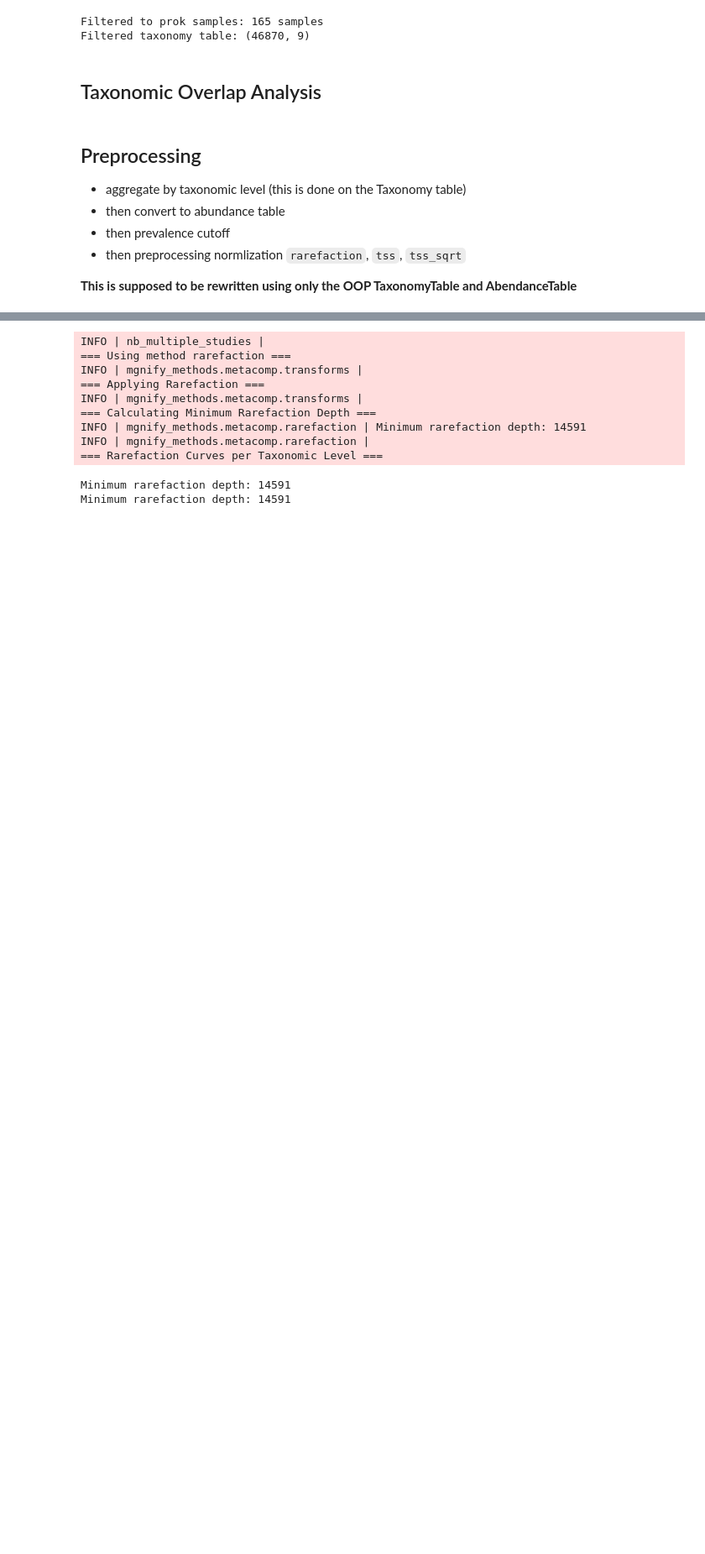
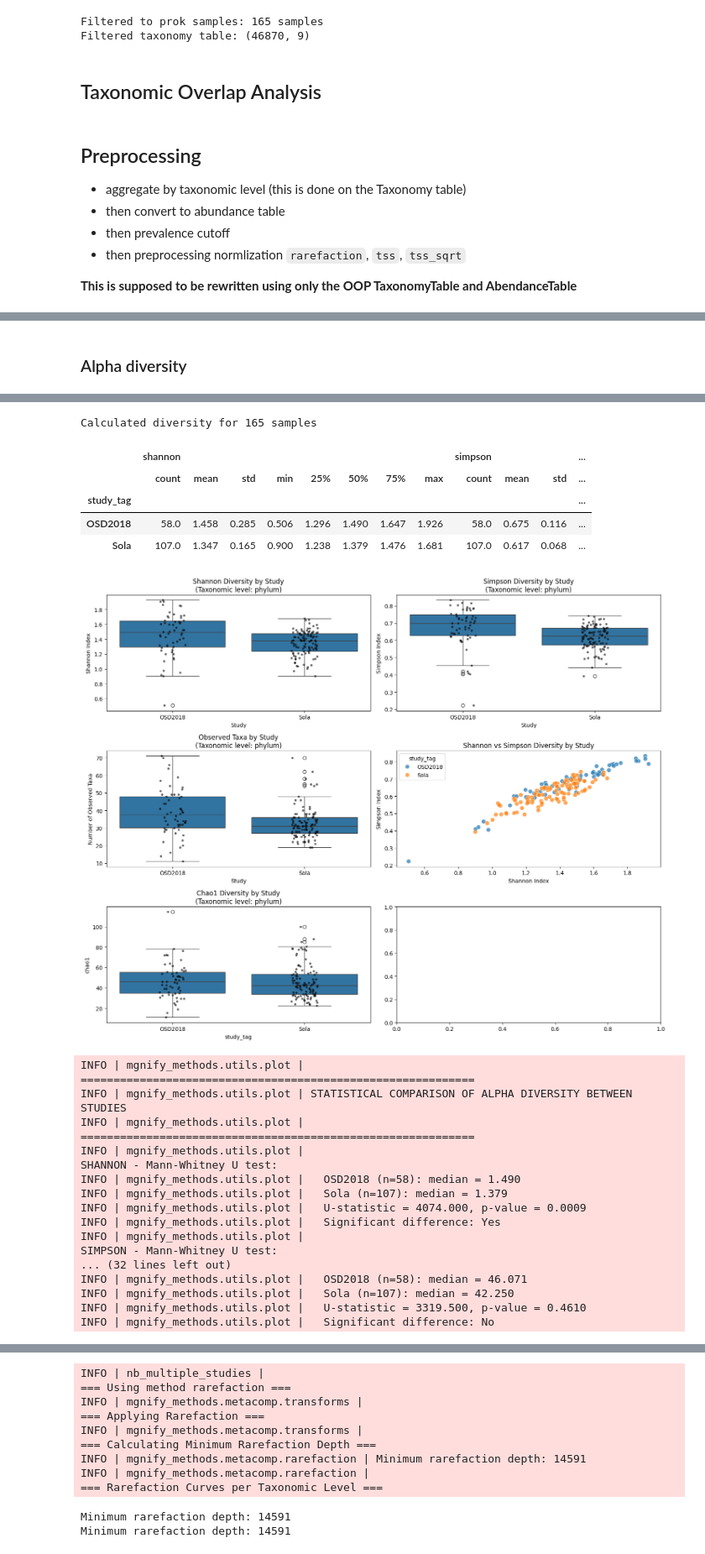
Before and after one commit to palec87/mgnify-methods, a Jupyter notebook: notebooks/05_bacteria_multiple_studies.ipynb, the cells around one changed output, grey strips where cells are left out. Shown at 84% size. Drawn from its saved outputs; the diff is of its cells as text; code cells hidden in the pictures; blank space fills up the shorter version.

Commit message:
improved alpha diversity, separated

```diff
--- a/notebooks/05_bacteria_multiple_studies.ipynb
+++ b/notebooks/05_bacteria_multiple_studies.ipynb
@@ -120,15 +122,13 @@ CONFIG = {
     # === Filtering Parameters ===
     'filtering': {
         'min_reads_cutoff': 25000,  # Minimum reads per sample
-        'prevalence_percent': 0.005,  # Prevalence cutoff (0.5%)
-        'remove_singletons': False,  # Remove taxa appearing only once per sample
+        # 'prevalence_percent': 0.005,  # Prevalence cutoff (0.5%)
     },
 
     # === Taxonomic Settings ===
     'taxonomy': {
         'ranks': ['superkingdom', 'kingdom', 'phylum', 'class', 'order', 'family', 'genus', 'species'],
         'analysis_level': 'phylum', #, 'class', 'order', 'family', 'genus',  # Levels for detailed analysis
-        # 'diversity_level': 'family',  # Primary level for diversity calculations
         'filter_to_bacteria': True,  # Focus only on bacterial taxa
     },
 
@@ -175,10 +175,12 @@ CONFIG = {
         'alpha': {
             'enabled': True,
             'dropna': False,  # Drop NA values during aggregation
+            'remove_singletons': False,  # Remove taxa appearing only once per sample
         },
         'beta': {
             'enabled': True,
             'metric': 'braycurtis',  # Distance metric
+            'remove_singletons': True,  # Remove taxa appearing only once per sample
             'prevalence_cutoff': 0.01,  # Prevalence for beta diversity (1%)
         },
     },
@@ -410,10 +412,6 @@ table = aggregate_by_taxonomic_level(
     taxonomy_table.df_filt, level=tax_level, dropna=CONFIG['diversity']['alpha']['dropna']
 )
 # %%
-table = pivot_taxonomic_data(table)
-table = prevalence_cutoff_abund(
-    table,
-    percent=CONFIG['filtering']['prevalence_percent'],
-    skip_columns=0
-)
+abundance_table = pivot_taxonomic_data(table)
+type(abundance_table)
 # %% [output]
@@ -420,0 +426,15 @@ Prevalence cutoff at 0.005% (max threshold 3.55005): reduced from (140, 165) to
+# %%
+# copy the abundance table
+aplha_abundance = abundance_table.copy()
+# %%
+# remove singletons first before prevalence cutoff
+if CONFIG['filtering']['remove_singletons']:
+    aplha_abundance = remove_singletons_per_sample(aplha_abundance, skip_columns=0)
+    logger.info("Removed singletons per sample")
+# %% [markdown]
+### Alpha diversity
+# %%
+if CONFIG['diversity']['alpha']['enabled']:
+    tax_level = CONFIG['taxonomy']['analysis_level']
+    alpha_diversity_analysis(aplha_abundance, analysis_meta, samples_meta, CONFIG)
+# %% [output]
@@ -420,0 +448,24 @@ Prevalence cutoff at 0.005% (max threshold 3.55005): reduced from (140, 165) to
+Calculated diversity for 165 samples
+|  | shannon |  |  |  |  |  |  |  | simpson |  |  | ... |
+|  | count | mean | std | min | 25% | 50% | 75% | max | count | mean | std | ... |
+| study_tag |  |  |  |  |  |  |  |  |  |  |  | ... |
+| OSD2018 | 58.0 | 1.458 | 0.285 | 0.506 | 1.296 | 1.490 | 1.647 | 1.926 | 58.0 | 0.675 | 0.116 | ... |
+| Sola | 107.0 | 1.347 | 0.165 | 0.900 | 1.238 | 1.379 | 1.476 | 1.681 | 107.0 | 0.617 | 0.068 | ... |
+[figure, added]
+INFO | mgnify_methods.utils.plot |
+============================================================
+INFO | mgnify_methods.utils.plot | STATISTICAL COMPARISON OF ALPHA DIVERSITY BETWEEN STUDIES
+INFO | mgnify_methods.utils.plot | ============================================================
+INFO | mgnify_methods.utils.plot |
+SHANNON - Mann-Whitney U test:
+INFO | mgnify_methods.utils.plot |   OSD2018 (n=58): median = 1.490
+INFO | mgnify_methods.utils.plot |   Sola (n=107): median = 1.379
+INFO | mgnify_methods.utils.plot |   U-statistic = 4074.000, p-value = 0.0009
+INFO | mgnify_methods.utils.plot |   Significant difference: Yes
+INFO | mgnify_methods.utils.plot |
+SIMPSON - Mann-Whitney U test:
+... (32 lines left out)
+INFO | mgnify_methods.utils.plot |   OSD2018 (n=58): median = 46.071
+INFO | mgnify_methods.utils.plot |   Sola (n=107): median = 42.250
+INFO | mgnify_methods.utils.plot |   U-statistic = 3319.500, p-value = 0.4610
+INFO | mgnify_methods.utils.plot |   Significant difference: No
```
Also changed, not shown: parts of 12 cells of this notebook, 4 other files.
